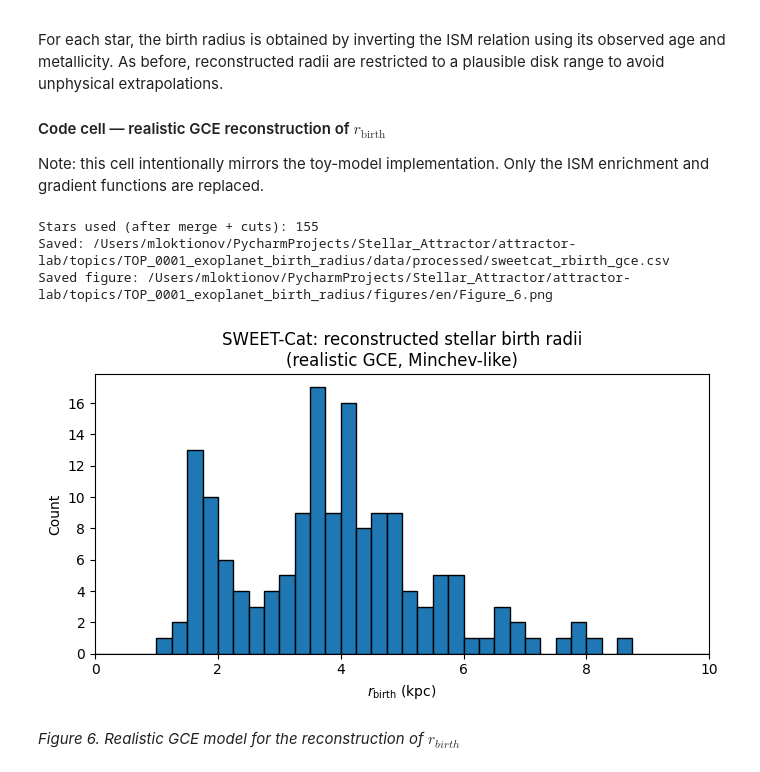
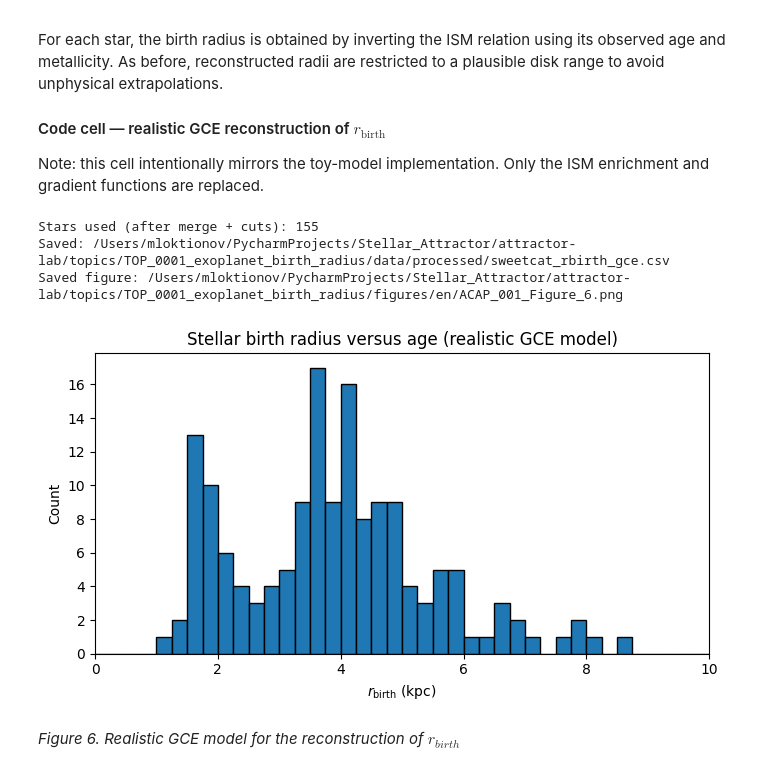
Before and after one commit to stellar-attractor/attractor-lab, a Jupyter notebook: topics/TOP_0001_exoplanet_birth_radius/notebooks/ACAP_001_EN.ipynb, the cells around one changed output. Cells and saved outputs as stored; diff of their text form; code cells hidden in the pictures.

```diff
--- a/topics/TOP_0001_exoplanet_birth_radius/notebooks/ACAP_001_EN.ipynb
+++ b/topics/TOP_0001_exoplanet_birth_radius/notebooks/ACAP_001_EN.ipynb
@@ -1342,6 +1345,14 @@ Only the ISM enrichment and gradient functions are replaced.
 import numpy as np
 import pandas as pd
 import matplotlib.pyplot as plt
+
+from lulab.i18n.plot_text import L, T
+
+# -------------------------------------------------
+# Cell 6 — Realistic GCE (Minchev-like): reconstruct r_birth
+# Uses bootstrap globals:
+#   DATA_RAW_DIR, DATA_PROCESSED_DIR, save_fig0(), AGE_MIN_GYR, AGE_MAX_GYR, R_SUN
+# -------------------------------------------------
 
 # ---------- input/output paths (from bootstrap dirs) ----------
 ages_path  = DATA_PROCESSED_DIR / "sweetcat_ages_grid.csv"
@@ -1355,7 +1366,7 @@ sweet = pd.read_csv(sweet_path)
 # ---------- select successful age fits ----------
 if "fit_ok" not in ages.columns:
     raise KeyError(f"'fit_ok' not found in {ages_path.name}. Columns: {list(ages.columns)}")
-ages = ages[ages["fit_ok"] == True].copy()
+ages = ages.loc[ages["fit_ok"] == True].copy()
 
 # ---------- required columns ----------
 need = {"Name", "age_gyr"}
@@ -1363,26 +1374,33 @@ missing = need - set(ages.columns)
 if missing:
     raise KeyError(f"Missing columns in ages table: {missing}. Available: {list(ages.columns)}")
 
-ages = ages[["Name", "age_gyr"]].copy()
+ages = ages.loc[:, ["Name", "age_gyr"]].copy()
 ages["age_gyr"] = pd.to_numeric(ages["age_gyr"], errors="coerce")
 
-sweet = sweet[["Name", "[Fe/H]"]].copy()
+sweet = sweet.loc[:, ["Name", "[Fe/H]"]].copy()
 sweet["[Fe/H]"] = pd.to_numeric(sweet["[Fe/H]"], errors="coerce")
 
-# ---------- physical cuts (keep consistent with notebook) ----------
-AGE_MIN_GYR = 0.1
-AGE_MAX_GYR = 12.0  # твой “железный” cut против возрастных стен
+# ---------- physical cuts ----------
+# Use notebook-wide cuts, plus an optional hard cap (to avoid edge pile-ups)
+AGE_MAX_GYR_HARD = 12.0
+age_max_used = min(AGE_MAX_GYR, AGE_MAX_GYR_HARD)
 
-ages = ages[(ages["age_gyr"] >= AGE_MIN_GYR) & (ages["age_gyr"] <= AGE_MAX_GYR)].copy()
+ages = ages.loc[
+    (ages["age_gyr"] >= AGE_MIN_GYR) & (ages["age_gyr"] <= age_max_used)
+].copy()
 
-df = pd.merge(ages, sweet, on="Name", how="inner").dropna(subset=["age_gyr", "[Fe/H]"]).copy()
+df = (
+    pd.merge(ages, sweet, on="Name", how="inner")
+      .dropna(subset=["age_gyr", "[Fe/H]"])
+      .copy()
+)
+
 print("Stars used (after merge + cuts):", len(df))
 
 # ============================================================
-# Realistic GCE (Minchev-like) — CORRECT time direction
+# Realistic GCE (Minchev-like) — lookback time = stellar age
 # ============================================================
-R_SUN  = R_SUN  # из bootstrap, 8.0 kpc
-T_DISK = 13.5   # Gyr (нормировка “времени диска”)
+T_DISK = 13.5  # Gyr (normalization)
 
 def _log_norm(lookback_gyr, tau_gyr):
     """Normalized log growth in lookback time: 0..T_DISK -> 0..1"""
@@ -1390,10 +1408,7 @@ def _log_norm(lookback_gyr, tau_gyr):
     return np.log1p(t / tau_gyr) / np.log1p(T_DISK / tau_gyr)
 
 def feh_sun_minchev(age_gyr):
-    """
-    [Fe/H] at solar radius as a function of stellar age (lookback time):
-    age=0 -> ~0 dex today; age~T -> ~-0.65 dex early disk.
-    """
+    """[Fe/H] at R_sun vs lookback time: age=0 -> 0 dex; age~T -> -0.65 dex."""
     feh_today = 0.0
     feh_early = -0.65
     tau_z = 3.0
@@ -1401,51 +1416,48 @@ def feh_sun_minchev(age_gyr):
     return feh_today + (feh_early - feh_today) * x
 
 def grad_minchev(age_gyr):
-    """
-    Radial gradient as a function of stellar age (lookback time):
-    age=0 -> -0.07 (today); age~T -> -0.15 (early disk, steeper).
-    """
+    """Radial metallicity gradient vs lookback time: age=0 -> -0.07; age~T -> -0.15."""
     g_today = -0.07
     g_early = -0.15
     tau_g = 2.0
     x = _log_norm(age_gyr, tau_g)
     return g_today + (g_early - g_today) * x
 
 # ---------- compute r_birth ----------
 age = df["age_gyr"].to_numpy(float)
 feh = df["[Fe/H]"].to_numpy(float)
 
 g = grad_minchev(age)
 zsun = feh_sun_minchev(age)
 
 df["r_birth_kpc"] = (R_SUN + (feh - zsun) / g).clip(0.0, 20.0)
 
 # ---------- save ----------
 out_path.parent.mkdir(parents=True, exist_ok=True)
-df[["Name", "age_gyr", "[Fe/H]", "r_birth_kpc"]].to_csv(out_path, index=False)
+df.loc[:, ["Name", "age_gyr", "[Fe/H]", "r_birth_kpc"]].to_csv(out_path, index=False)
 print("Saved:", out_path)
 
-# ---------- plot: match toy-style axis/bins ----------
+# ---------- Figure 6 (histogram) ----------
 fig, ax = plt.subplots(figsize=(7, 4))
 
-# "в два раза больше бинов" относительно 0.5 kpc -> шаг 0.25 kpc
+# Match toy-style axis/bins: 0..10 kpc, step 0.25 kpc
 bins = np.arange(0.0, 10.0 + 0.25, 0.25)
 
 ax.hist(df["r_birth_kpc"], bins=bins, edgecolor="k")
-ax.set_xlabel(r"$r_{\rm birth}$ (kpc)")
-ax.set_ylabel("Count")
-ax.set_title("SWEET-Cat: reconstructed stellar birth radii\n(realistic GCE, Minchev-like)")
+ax.set_xlabel(L("r_birth"))   # or L("r_birth_kpc") if that's your chosen key
+ax.set_ylabel(L("count"))
+ax.set_title(T("figure_6"))
 
 ax.set_xlim(0, 10)
 plt.tight_layout()
 
 save_fig0("Figure_6", fig=fig)
 plt.show()
 # %% [output]
 Stars used (after merge + cuts): 155
 Saved: /Users/mloktionov/PycharmProjects/Stellar_Attractor/attractor-lab/topics/TOP_0001_exoplanet_birth_radius/data/processed/sweetcat_rbirth_gce.csv
-Saved figure: /Users/mloktionov/PycharmProjects/Stellar_Attractor/attractor-lab/topics/TOP_0001_exoplanet_birth_radius/figures/en/Figure_6.png
+Saved figure: /Users/mloktionov/PycharmProjects/Stellar_Attractor/attractor-lab/topics/TOP_0001_exoplanet_birth_radius/figures/en/ACAP_001_Figure_6.png
-[figure, old version]
+[figure, new version]
 # %% [markdown]
 *Figure 6. Realistic GCE model for the reconstruction of $r_{birth}$*
 # %% [markdown]
```
Also changed, not shown: parts of 10 cells of this notebook, 13 other files.
